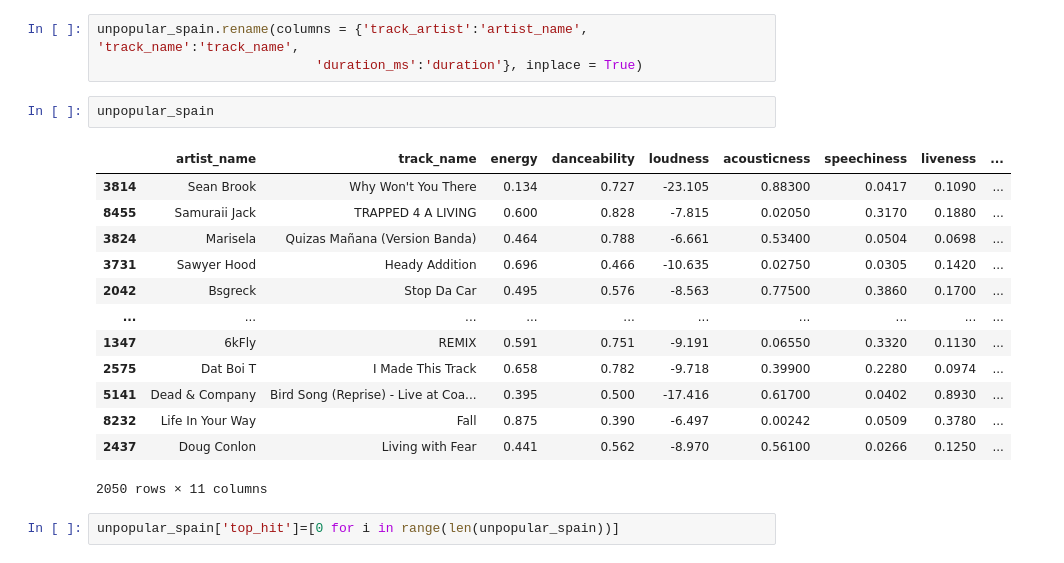
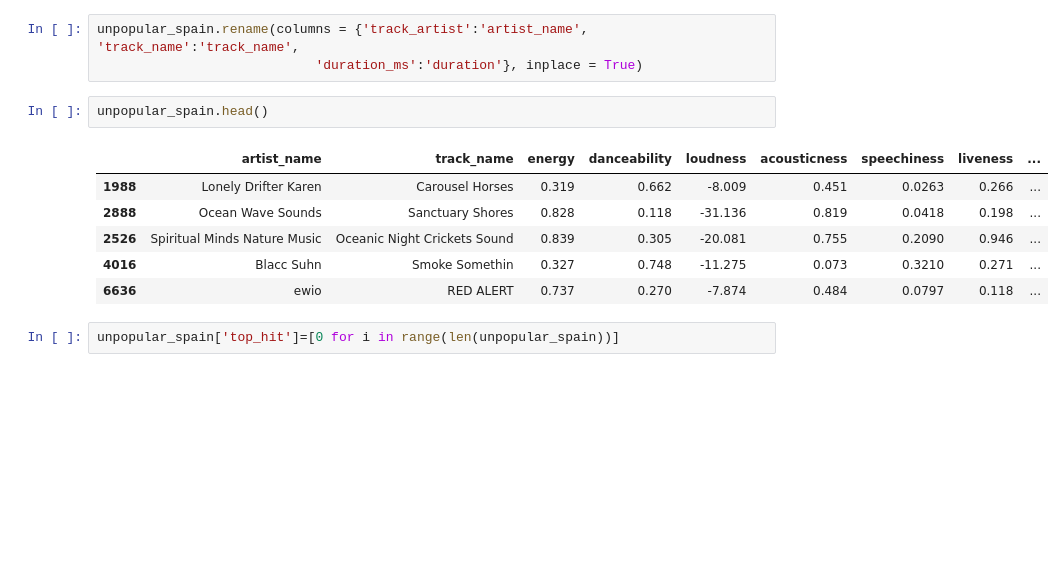
Before and after one commit to fjgarciaes/Proyecto-Final-Spotify, a Jupyter notebook: Prediccion Spain.ipynb, the cells around one changed output. Saved outputs shown, nothing was run; the diff lists cells and outputs as text; blank space fills up the shorter version.

```diff
--- a/Prediccion Spain.ipynb
+++ b/Prediccion Spain.ipynb
@@ -199,21 +97,14 @@ unpopular_spain=unpopular_spain.iloc[:, [10,9,1,0,2,4,3,5,6,7,8]]
 unpopular_spain.rename(columns = {'track_artist':'artist_name', 'track_name':'track_name',
                             'duration_ms':'duration'}, inplace = True)
 # %%
-unpopular_spain
+unpopular_spain.head()
 # %% [output]
 |  | artist_name | track_name | energy | danceability | loudness | acousticness | speechiness | liveness | ... |
-| 3814 | Sean Brook | Why Won't You There | 0.134 | 0.727 | -23.105 | 0.88300 | 0.0417 | 0.1090 | ... |
-| 8455 | Samuraii Jack | TRAPPED 4 A LIVING | 0.600 | 0.828 | -7.815 | 0.02050 | 0.3170 | 0.1880 | ... |
-| 3824 | Marisela | Quizas Mañana (Version Banda) | 0.464 | 0.788 | -6.661 | 0.53400 | 0.0504 | 0.0698 | ... |
-| 3731 | Sawyer Hood | Heady Addition | 0.696 | 0.466 | -10.635 | 0.02750 | 0.0305 | 0.1420 | ... |
-| 2042 | Bsgreck | Stop Da Car | 0.495 | 0.576 | -8.563 | 0.77500 | 0.3860 | 0.1700 | ... |
-| ... | ... | ... | ... | ... | ... | ... | ... | ... | ... |
-| 1347 | 6kFly | REMIX | 0.591 | 0.751 | -9.191 | 0.06550 | 0.3320 | 0.1130 | ... |
-| 2575 | Dat Boi T | I Made This Track | 0.658 | 0.782 | -9.718 | 0.39900 | 0.2280 | 0.0974 | ... |
-| 5141 | Dead & Company | Bird Song (Reprise) - Live at Coa... | 0.395 | 0.500 | -17.416 | 0.61700 | 0.0402 | 0.8930 | ... |
-| 8232 | Life In Your Way | Fall | 0.875 | 0.390 | -6.497 | 0.00242 | 0.0509 | 0.3780 | ... |
-| 2437 | Doug Conlon | Living with Fear | 0.441 | 0.562 | -8.970 | 0.56100 | 0.0266 | 0.1250 | ... |
+| 1988 | Lonely Drifter Karen | Carousel Horses | 0.319 | 0.662 | -8.009 | 0.451 | 0.0263 | 0.266 | ... |
+| 2888 | Ocean Wave Sounds | Sanctuary Shores | 0.828 | 0.118 | -31.136 | 0.819 | 0.0418 | 0.198 | ... |
+| 2526 | Spiritual Minds Nature Music | Oceanic Night Crickets Sound | 0.839 | 0.305 | -20.081 | 0.755 | 0.2090 | 0.946 | ... |
+| 4016 | Blacc Suhn | Smoke Somethin | 0.327 | 0.748 | -11.275 | 0.073 | 0.3210 | 0.271 | ... |
+| 6636 | ewio | RED ALERT | 0.737 | 0.270 | -7.874 | 0.484 | 0.0797 | 0.118 | ... |
-2050 rows × 11 columns
 # %%
 unpopular_spain['top_hit']=[0 for i in range(len(unpopular_spain))]
 # %%
```
Also changed, not shown: parts of 61 cells of this notebook, 8 other files.
